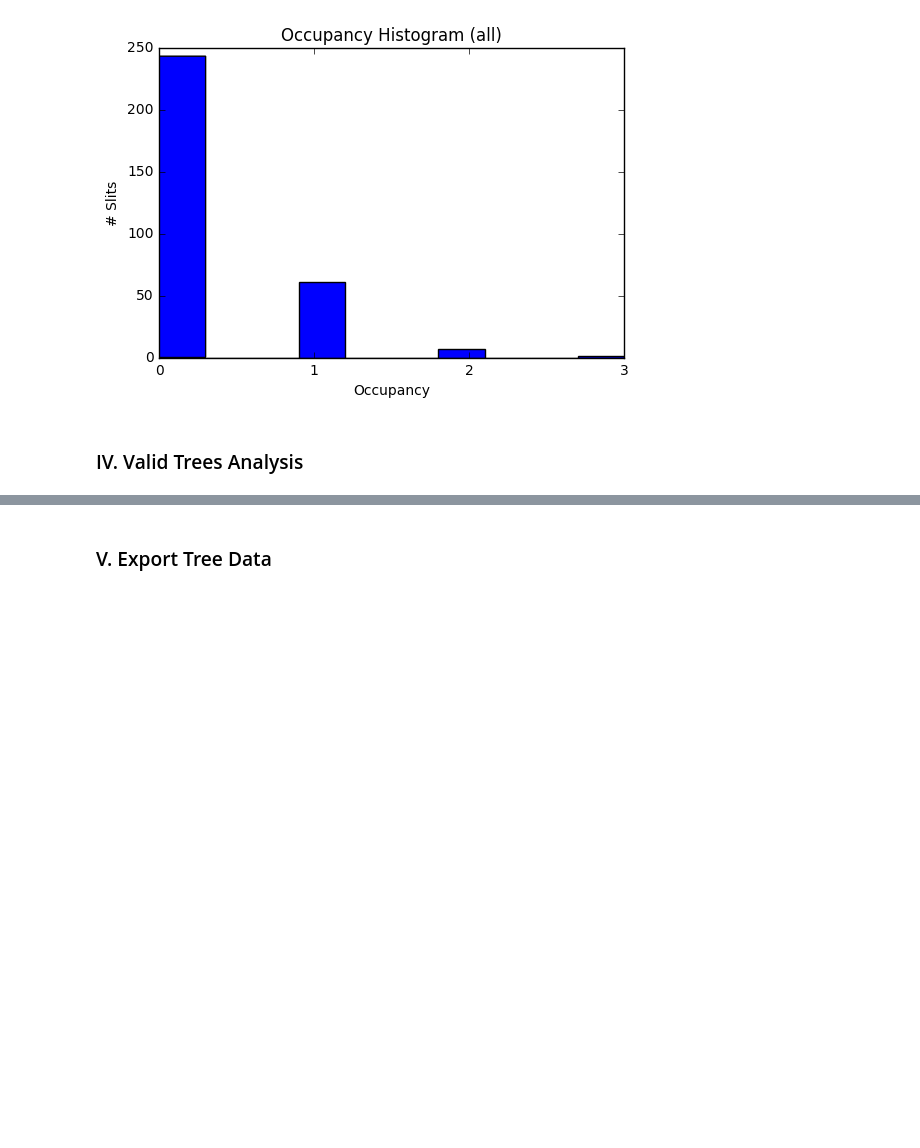
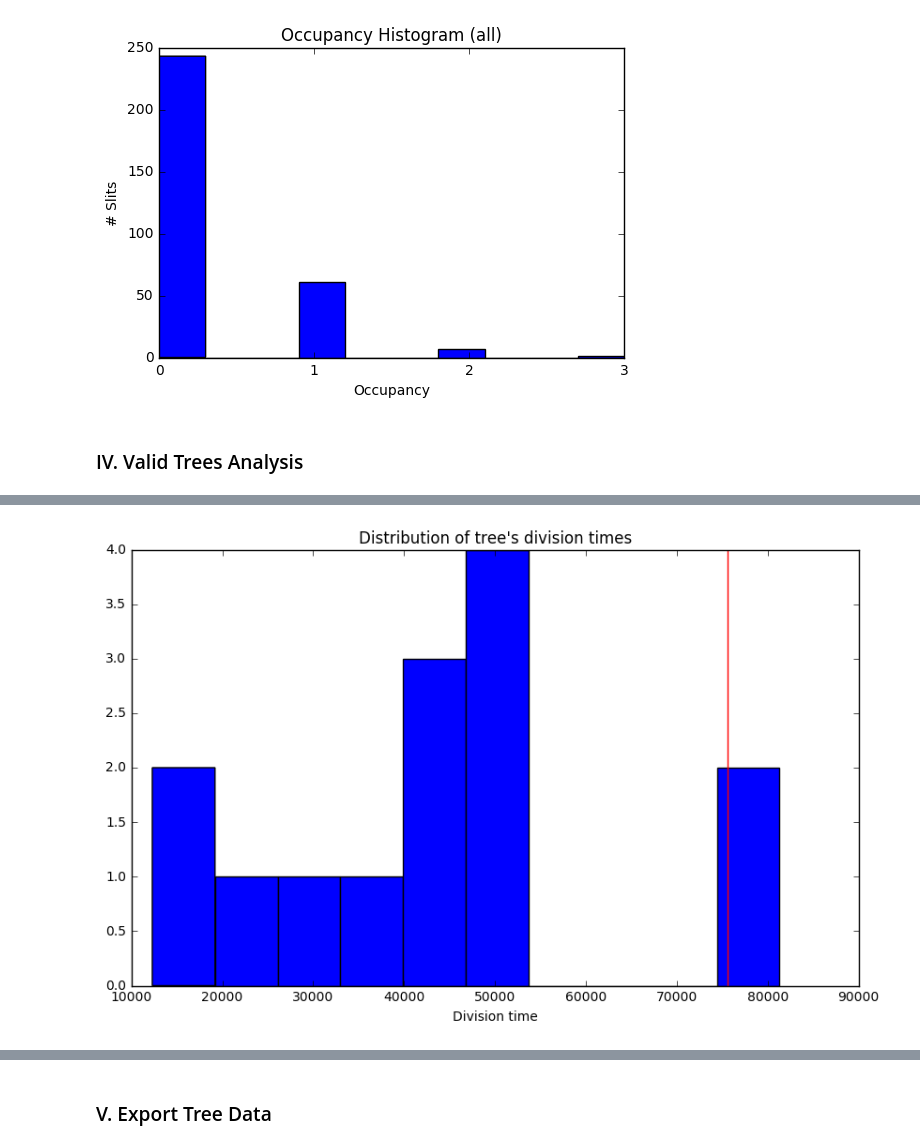
Before and after one commit to raharjaliu/MA, a Jupyter notebook: source/post_processing-40.ipynb, the cells around one changed output, grey strips where cells are left out. Cells and saved outputs as stored; diff of their text form; code cells hidden in the pictures; blank space fills up the shorter version.

```diff
--- a/source/post_processing-40.ipynb
+++ b/source/post_processing-40.ipynb
@@ -983,0 +1215,10 @@ pt.gcf().set_size_inches(10, 10)
+# %%
+## CHANGED
+
+pt.hist(tree_one_div_div_times)
+pt.title("Distribution of tree's division times")
+pt.xlabel("Division time")
+pt.axvline(126 * TIME_UNIT_FACTOR, c='red')
+pt.gcf().set_size_inches(10, 6)
+# %% [output]
+[figure, added]
```
Also changed, not shown: parts of 64 cells of this notebook.
